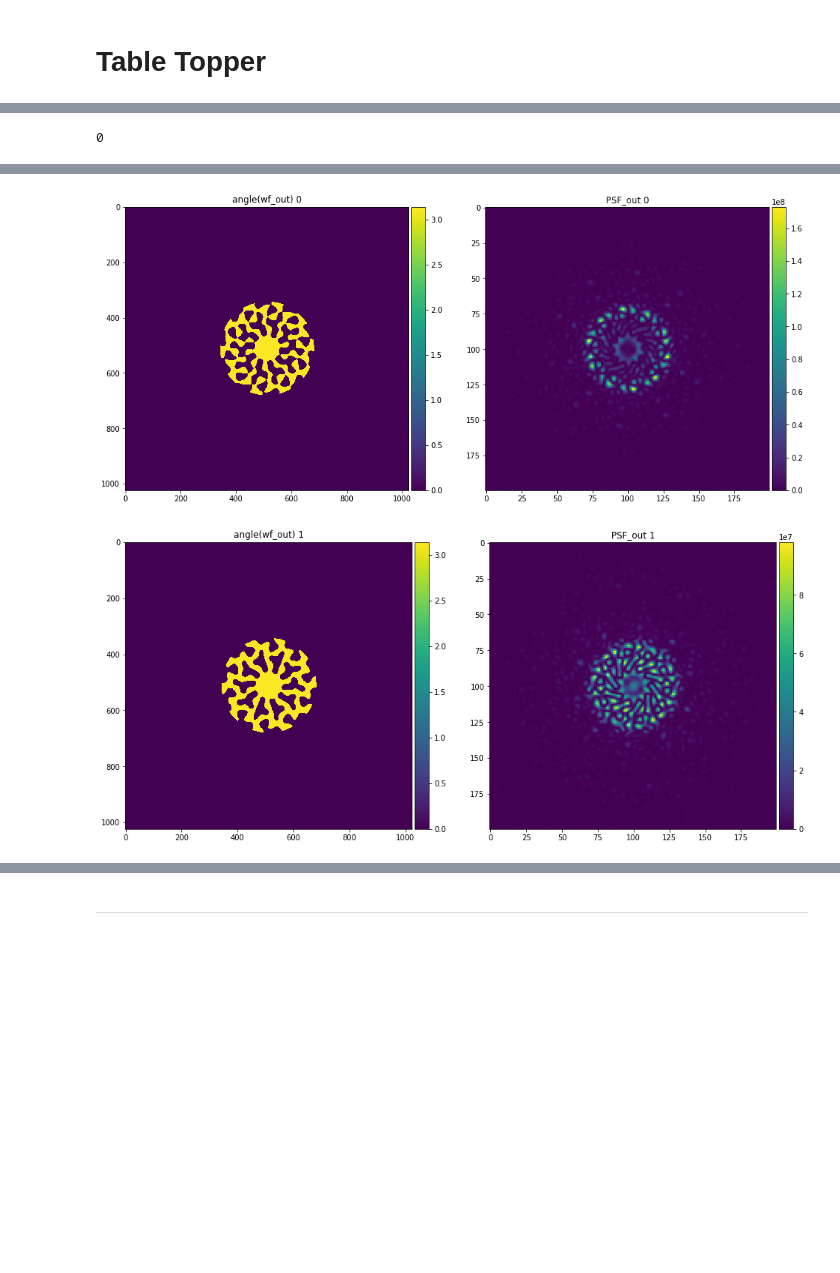
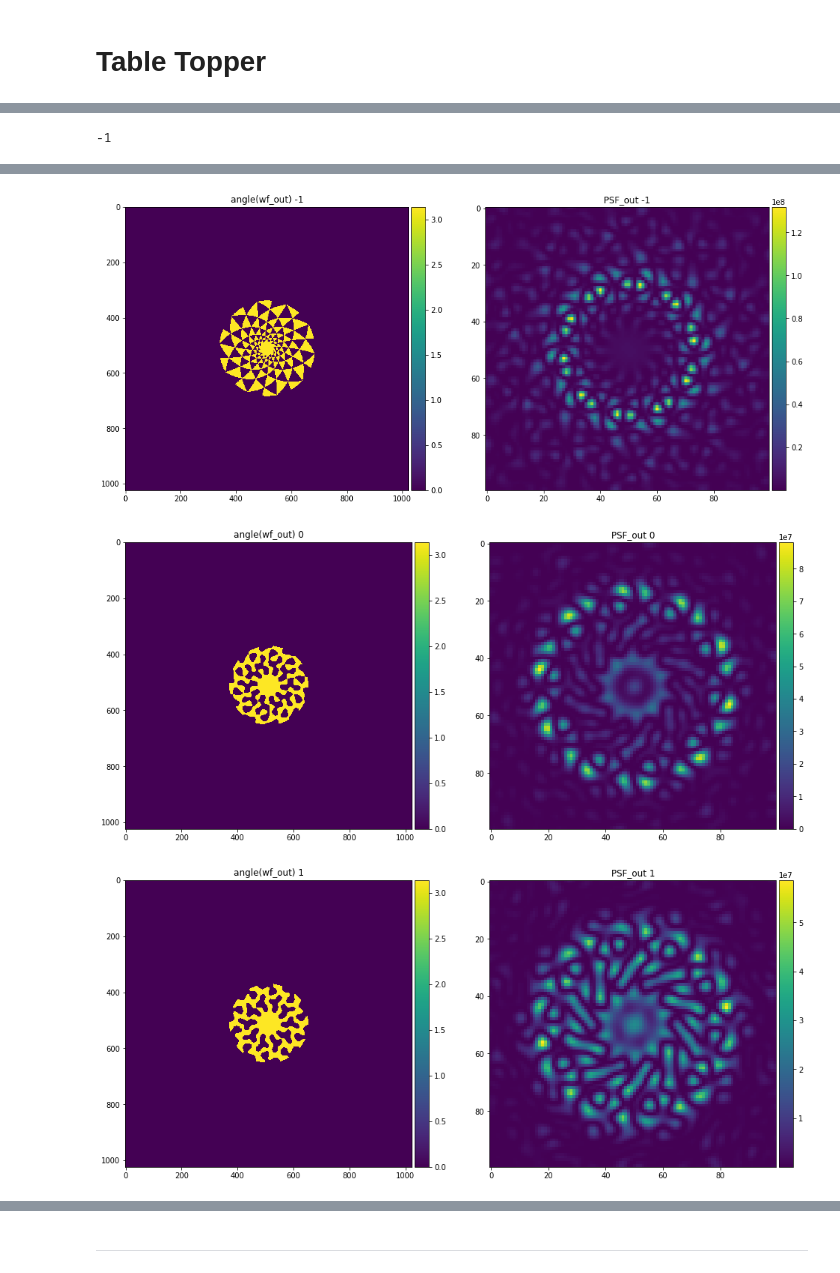
Before and after one commit to LouisDesdoigts/Pupil_design, a Jupyter notebook: Pupil_simulations/TableTopper.ipynb, the cells around one changed output, grey strips where cells are left out. Saved outputs shown, nothing was run; the diff lists cells and outputs as text; code cells hidden in the pictures; blank space fills up the shorter version.

```diff
--- a/Pupil_simulations/TableTopper.ipynb
+++ b/Pupil_simulations/TableTopper.ipynb
@@ -10,6 +10,8 @@ from numpy.fft import ifft2
 from numpy.fft import fftshift
 from numpy.fft import ifftshift
 from mpl_toolkits.axes_grid1 import make_axes_locatable
+
+image_path = "Images/"
 # %%
 def generate_spiral(gridsize, aperture, r_max, r_min, splits, settings):
     split = splits
@@ -175,7 +179,7 @@ def iterate(wf, p, sig1, sig2, aperture, r_max, mult=False):
 # %%
-# from mpl_toolkits.mplot3d import Axes3D
+from mpl_toolkits.mplot3d import Axes3D
 
-# fig = plt.figure(figsize=(8,8))
-# ax = fig.add_subplot(111, projection='3d')
-# ax.plot_wireframe(X, Y, A, color='b')
-# plt.show()
+fig = plt.figure(figsize=(8,8))
+ax = fig.add_subplot(111, projection='3d')
+ax.plot_wireframe(X, Y, A, color='b')
+plt.show()
@@ -182,6 +188,6 @@ def iterate(wf, p, sig1, sig2, aperture, r_max, mult=False):
 # %%
-a = 2.5
-b = 8
+a = 3
+b = 1
 
 aperture = 0.015*a               # Aperture (m)
 gridsize = 1024*b                # Gridsize of the wavefront array
@@ -197,18 +203,21 @@ second = [[0,1],[1,0],[0,1],[1,0],[0,1],[1,0],[0,1],[1,0],[0,1],[1,1],[1,1],[1,1
 third  = [[1,0],[0,1],[1,0],[0,1],[1,0],[0,1],[1,0],[0,1],[1,0],[0,1],[1,1],[1,1],[1,0],[0,1],[1,0],[0,1]]
 fourth = [[0,1],[1,0],[0,1],[1,0],[0,1],[1,0],[0,1],[1,0],[0,1],[1,1],[1,1],[1,1],[0,1],[1,0],[0,1],[1,1]]
 settings = [first, second, third, fourth]
+design = "Orig"
 
 # first =  [[0, 1], [1, 0], [1, 1], [0, 1], [0, 0],[0,1],[1,0],[0,1],[1,0],[0,1],[1,1],[1,1],[1,0],[0,1],[1,0],[0,1]]
 # second = [[0, 1], [0, 1], [0, 1], [1, 0], [0, 1],[1,0],[0,1],[1,0],[0,1],[1,1],[1,1],[1,1],[0,1],[1,0],[0,1],[1,1]]
 # third =  [[0, 0], [1, 1], [1, 0], [1, 0], [1, 0],[0,1],[1,0],[0,1],[1,0],[0,1],[1,1],[1,1],[1,0],[0,1],[1,0],[0,1]]
 # fourth = [[1, 1], [0, 0], [1, 0], [1, 0], [1, 1],[1,0],[0,1],[1,0],[0,1],[1,1],[1,1],[1,1],[0,1],[1,0],[0,1],[1,1]]
 # settings = [first, second, third, fourth]
+# design = "Optimal_half"
 
 # first =  [[0, 1], [0, 1], [1, 0], [0, 0], [1, 0], [1, 0],[0,1],[1,0],[0,1],[1,0],[0,1],[1,1],[1,1],[1,0],[0,1],[1,0],[0,1]]
 # second = [[0, 1], [1, 0], [0, 1], [1, 1], [0, 1], [0, 1],[1,0],[0,1],[1,0],[0,1],[1,1],[1,1],[1,1],[0,1],[1,0],[0,1],[1,1]]
 # third =  [[0, 1], [0, 1], [1, 0], [1, 0], [1, 0], [1, 0],[0,1],[1,0],[0,1],[1,0],[0,1],[1,1],[1,1],[1,0],[0,1],[1,0],[0,1]]
 # fourth = [[0, 1], [0, 1], [0, 1], [1, 0], [0, 1], [0, 1],[1,0],[0,1],[1,0],[0,1],[1,1],[1,1],[1,1],[0,1],[1,0],[0,1],[1,1]]
 # settings = [first, second, third, fourth]
+# design = "Optimal_full"
 
 p = 10
 sig1 = a*9
@@ -216,25 +225,28 @@ sig2 = sig1/20
 # %%
 %%time
 
-fsize = (16,16)
+# Generate initial pupil
 wf = generate_spiral(gridsize, aperture*1e3, splits[0], splits[-7], splits, settings)
 wf_out = wf
+PSF_out = fft2(wf_out)
+
+# Input paramaters
+mult = False
+sig = 9
+ratio = 20
 p = 10
-s = 9
-sig1 = s
-sig2 = s/15
-size = 200
+
+sig1 = sig
+sig2 = sig/ratio
+
+
+# Display settings
+size = 100
+fsize = (16,16)
 c = gridsize//2
-mult = False
-for i in range(2):
+
+for i in range(-1, 2):
     print(i, end='')
-#     if i%3 == 0:
-#         sig1 = s
-#     else:
-#         sig1 = 100
-
-    PSF, PSF_mod, IFT, wf_out = iterate(wf_out, p, sig1*a, sig2*a, aperture, r_max, mult)
-    PSF_out = fft2(wf_out)
 
     fig, axs = plt.subplots(1, 2, figsize=fsize)
     ax = axs[0]
@@ -249,7 +261,24 @@ for i in range(2):
     ax.add_artist(circle)
     plt.colorbar(im, cax=make_axes_locatable(ax).append_axes("right", size="5%", pad=0.05))
 
-#     fig.savefig("Half_hole_{}_{}.jpg".format(mult, i), dpi=fig.dpi)
-#     fig.savefig("Final_4.jpg", dpi=fig.dpi)
+    fig.savefig(image_path + "{}_{}_{}_{}_{}_{}_{}_{}.jpg".format(design, mult, sig, ratio, p, a, b, i), dpi=fig.dpi, bbox_inches="tight", pad_inches=0.05)
+
+    PSF, PSF_mod, IFT, wf_out = iterate(wf_out, p, sig1*a, sig2*a, aperture, r_max, mult)
+    PSF_out = fft2(wf_out)
+
+fig, axs = plt.subplots(1, 2, figsize=fsize)
+ax = axs[0]
+ax.set_title("angle(wf_out) {}".format(i+1))
+im = ax.imshow(np.abs(np.angle(wf_out)))
+plt.colorbar(im, cax=make_axes_locatable(ax).append_axes("right", size="5%", pad=0.05))
+
+ax = axs[1]
+ax.set_title("PSF_out {}".format(i+1))
+im = ax.imshow(np.abs(fftshift(PSF_out)[int(c-size//2):int(c+size//2),int(c-size//2):int(c+size//2)])**2)
+circle = plt.Circle((512, 512), 20, color='r', fill=False)
+ax.add_artist(circle)
+plt.colorbar(im, cax=make_axes_locatable(ax).append_axes("right", size="5%", pad=0.05))
+
+fig.savefig(image_path + "{}_{}_{}_{}_{}_{}_{}_{}.jpg".format(design, mult, sig, ratio, p, a, b, i+1), dpi=fig.dpi, bbox_inches="tight", pad_inches=0.05)
 # %% [output]
-0
+-1
@@ -258,2 +287,3 @@ Wall time: 38.6 s
-[figure, old version]
+[figure, new version]
-[figure, old version]
+[figure, new version]
+[figure, added]
```
Also changed, not shown: parts of 5 cells of this notebook, 8 other files.
